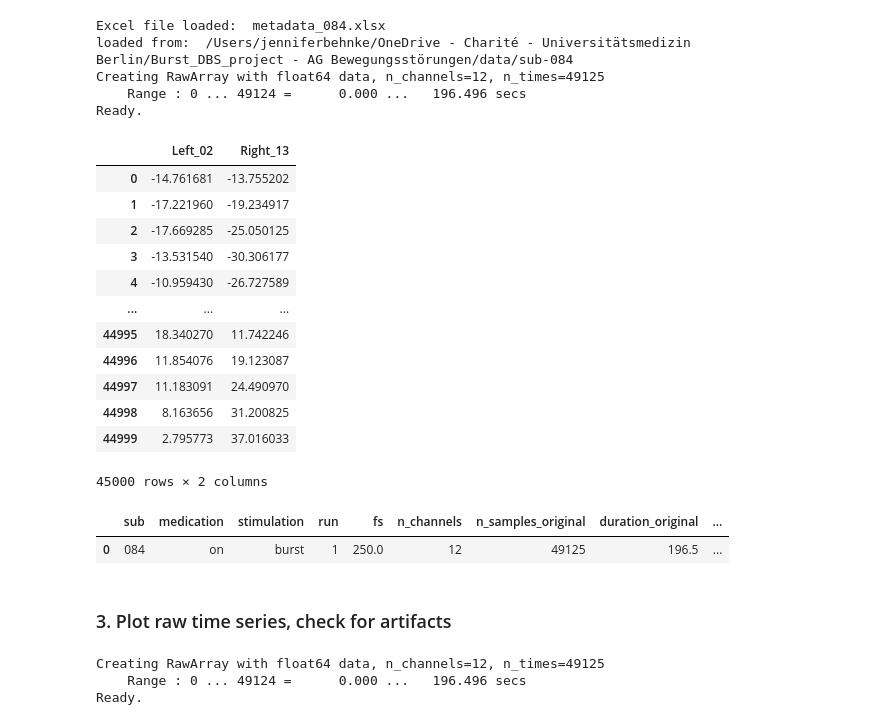
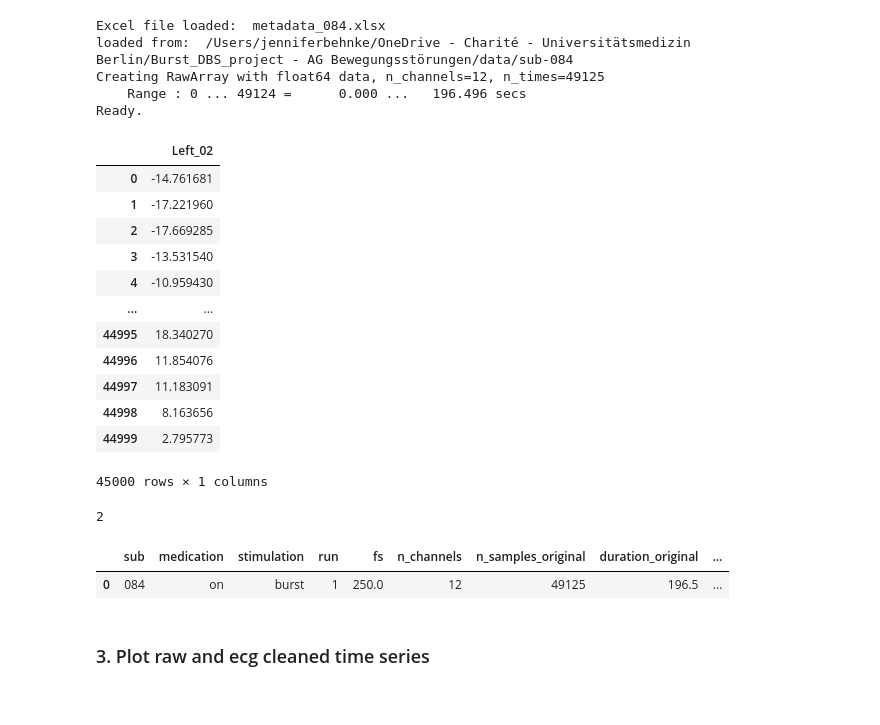
Before and after one commit to JKBehnke/patterned_DBS, a Jupyter notebook: notebooks/lfp_indef_str_processing.ipynb, the cells around one changed output. Saved outputs shown, nothing was run; the diff lists cells and outputs as text; code cells hidden in the pictures.

```diff
--- a/notebooks/lfp_indef_str_processing.ipynb
+++ b/notebooks/lfp_indef_str_processing.ipynb
@@ -129,38 +162,30 @@ loaded from:  /Users/jenniferbehnke/OneDrive - Charité - Universitätsmedizin B
 Creating RawArray with float64 data, n_channels=12, n_times=49125
     Range : 0 ... 49124 =      0.000 ...   196.496 secs
 Ready.
-# %%
-picked_channels["picked_channels"]
-# %% [output]
-|  | Left_02 | Right_13 |
-| 0 | -14.761681 | -13.755202 |
-| 1 | -17.221960 | -19.234917 |
-| 2 | -17.669285 | -25.050125 |
-| 3 | -13.531540 | -30.306177 |
-| 4 | -10.959430 | -26.727589 |
-| ... | ... | ... |
-| 44995 | 18.340270 | 11.742246 |
-| 44996 | 11.854076 | 19.123087 |
-| 44997 | 11.183091 | 24.490970 |
-| 44998 | 8.163656 | 31.200825 |
-| 44999 | 2.795773 | 37.016033 |
-45000 rows × 2 columns
+# %%
+picked_channels["ecg_cleaned_data"].filter(like="Left")
+# %% [output]
+|  | Left_02 |
+| 0 | -14.761681 |
+| 1 | -17.221960 |
+| 2 | -17.669285 |
+| 3 | -13.531540 |
+| 4 | -10.959430 |
+| ... | ... |
+| 44995 | 18.340270 |
+| 44996 | 11.854076 |
+| 44997 | 11.183091 |
+| 44998 | 8.163656 |
+| 44999 | 2.795773 |
+45000 rows × 1 columns
+# %%
+picked_channels["ecg_cleaned_data"].shape[1]
+# %% [output]
+2
 # %%
 picked_channels["data_info"]
 # %% [output]
 |  | sub | medication | stimulation | run | fs | n_channels | n_samples_original | duration_original | ... |
 | 0 | 084 | on | burst | 1 | 250.0 | 12 | 49125 | 196.5 | ... |
 # %% [markdown]
-### 3. Plot raw time series, check for artifacts
+### 3. Plot raw and ecg cleaned time series
-# %%
-plot_raw_time_series = indef_streaming.plot_raw_time_series(
-    sub="084",
-    medication="on",
-    stimulation="burst",
-    run="1",
-    channels="all"
-)
-# %% [output]
-Creating RawArray with float64 data, n_channels=12, n_times=49125
-    Range : 0 ... 49124 =      0.000 ...   196.496 secs
-Ready.
```
Also changed, not shown: parts of 11 cells of this notebook, 5 other files.
